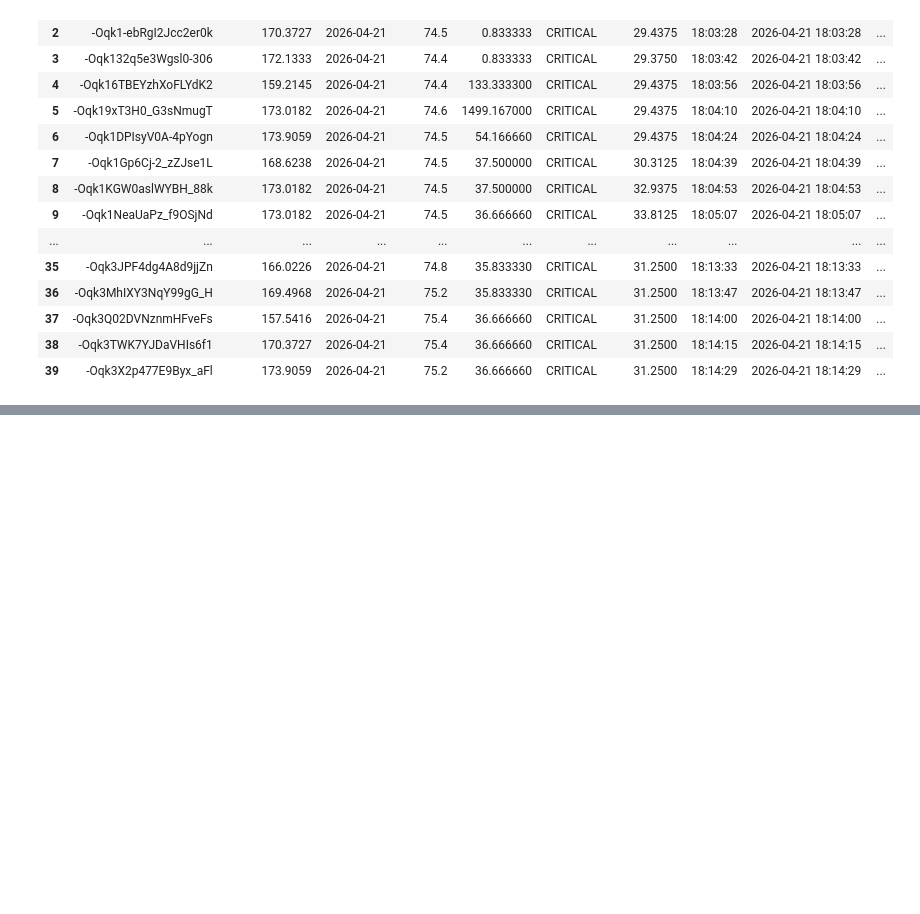
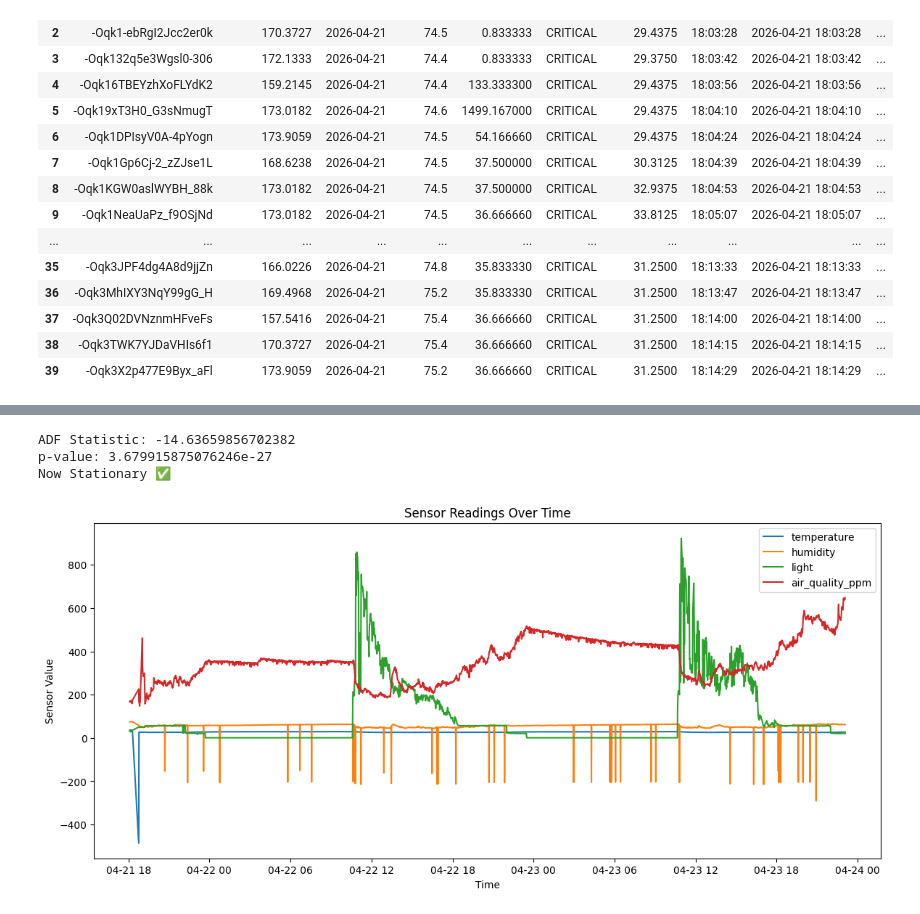
Before and after one commit to shashithenuwara/IOT, a Jupyter notebook: MLmodel.ipynb, the cells around one changed output, grey strips where cells are left out. Drawn from its saved outputs; the diff is of its cells as text; code cells hidden in the pictures; blank space fills up the shorter version.

```diff
--- a/MLmodel.ipynb
+++ b/MLmodel.ipynb
@@ -159,0 +270,19 @@ df.head(40)
+# %%
+from statsmodels.tsa.stattools import adfuller
+
+# Step 5: ADF test for all sensors
+
+sensor_cols = ['temperature', 'humidity', 'light', 'air_quality_ppm']
+
+for col in sensor_cols:
+    print(f"\n--- ADF Test for {col} ---")
+
+    result = adfuller(df_resampled[col])
+
+    print("ADF Statistic:", result[0])
+    print("p-value:", result[1])
+
+    if result[1] < 0.05:
+        print("Result: Stationary ✅")
+    else:
+        print("Result: NOT Stationary ❌")
@@ -159,0 +309,10 @@ df.head(40)
+# %%
+# Step 6: Apply differencing to air_quality
+
+df_resampled['air_quality_diff'] = df_resampled['air_quality_ppm'].diff()
+
+# Drop first NaN created by differencing
+df_resampled = df_resampled.dropna()
+
+# Check
+display(df_resampled[['air_quality_ppm', 'air_quality_diff']].head())
@@ -159,0 +327,32 @@ df.head(40)
+# %%
+# Step 7: ADF test after differencing
+
+result = adfuller(df_resampled['air_quality_diff'])
+
+print("ADF Statistic:", result[0])
+print("p-value:", result[1])
+
+if result[1] < 0.05:
+    print("Now Stationary ✅")
+else:
+    print("Still NOT Stationary ❌")
+# %% [output]
+ADF Statistic: -14.63659856702382
+p-value: 3.679915875076246e-27
+Now Stationary ✅
+# %%
+import matplotlib.pyplot as plt
+
+# Plot all 4 sensors over time
+plt.figure(figsize=(14,6))
+
+for col in ['temperature', 'humidity', 'light', 'air_quality_ppm']:
+    plt.plot(df_resampled.index, df_resampled[col], label=col)
+
+plt.title("Sensor Readings Over Time")
+plt.xlabel("Time")
+plt.ylabel("Sensor Value")
+plt.legend()
+plt.show()
+# %% [output]
+[figure, added]
```
Also changed, not shown: parts of 15 cells of this notebook.
